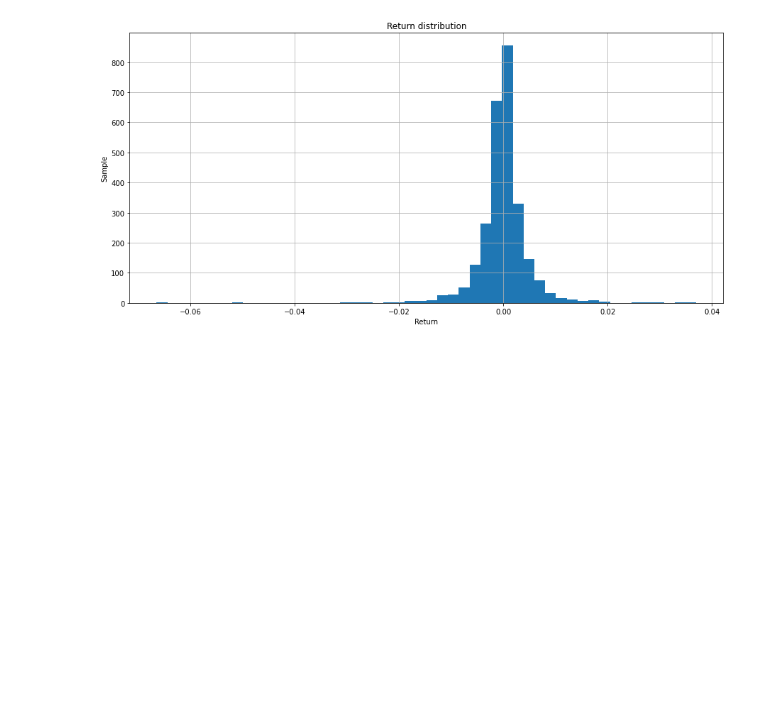
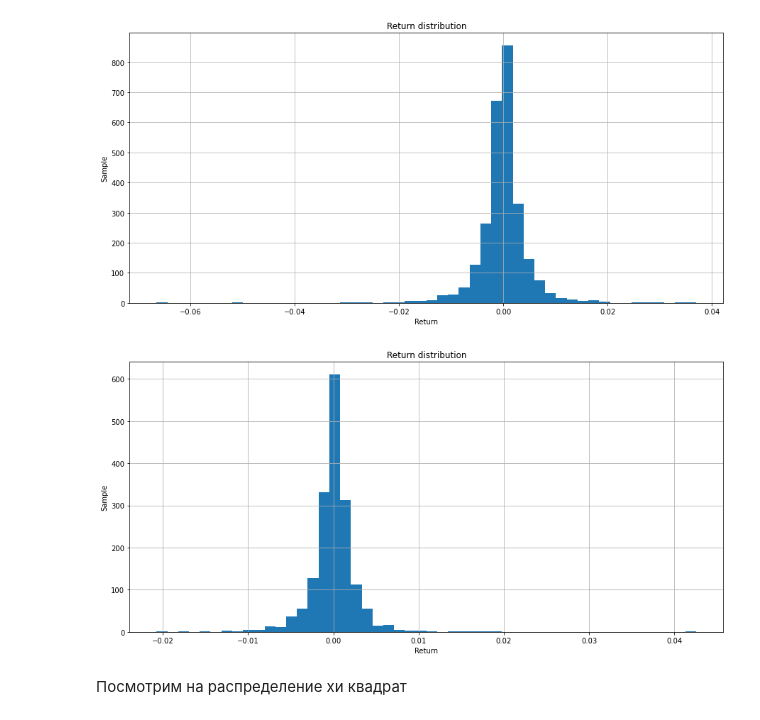
Before and after one commit to ssstoyanov-hse/statistical-analysis, a Jupyter notebook: HW10/HW 10 Stanislav Stoianov.ipynb, the cells around one changed output. Saved outputs shown, nothing was run; the diff lists cells and outputs as text; code cells hidden in the pictures; blank space fills up the shorter version.

```diff
--- a/HW10/HW 10 Stanislav Stoianov.ipynb
+++ b/HW10/HW 10 Stanislav Stoianov.ipynb
@@ -267,3 +316,18 @@ ax1.set_title('Return distribution')
 plt.show()
 # %% [output]
 [figure]
+# %%
+vanguard['<RETURN>'] = vanguard['<CLOSE>'].pct_change().fillna(method='bfill')
+
+%matplotlib inline
+fig = plt.figure(figsize=(15, 7))
+ax1 = fig.add_subplot(1, 1, 1)
+vanguard['<RETURN>'].hist(bins=50, ax=ax1)
+ax1.set_xlabel('Return')
+ax1.set_ylabel('Sample')
+ax1.set_title('Return distribution')
+plt.show()
+# %% [output]
+[figure, added]
+# %% [markdown]
+Посмотрим на распределение хи квадрат
```
Also changed, not shown: parts of 7 cells of this notebook.
